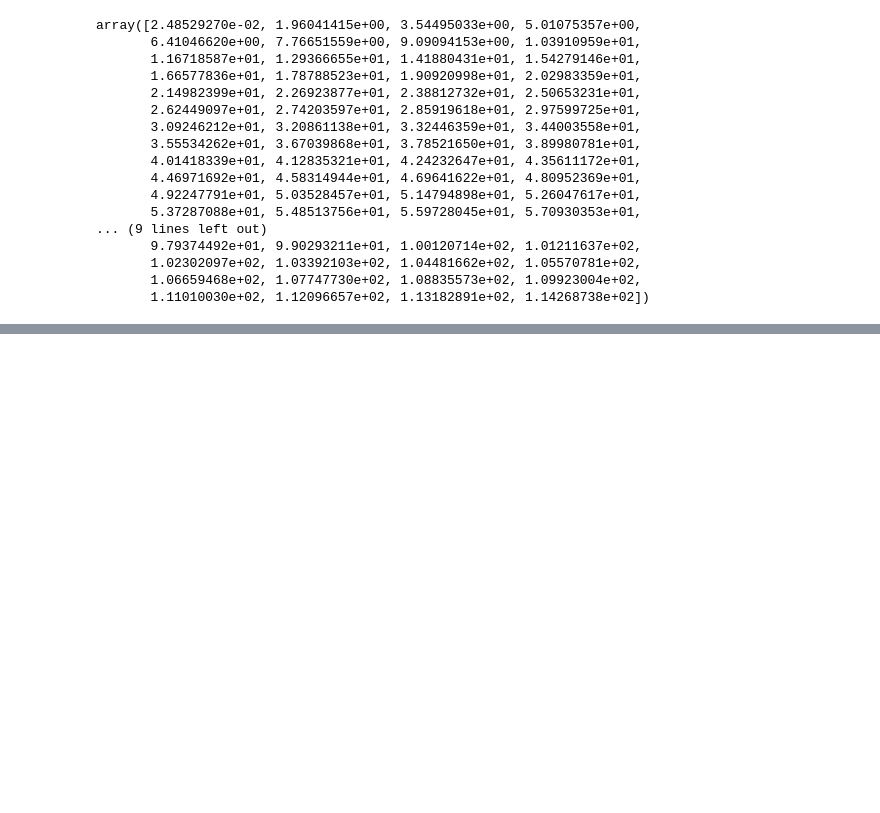
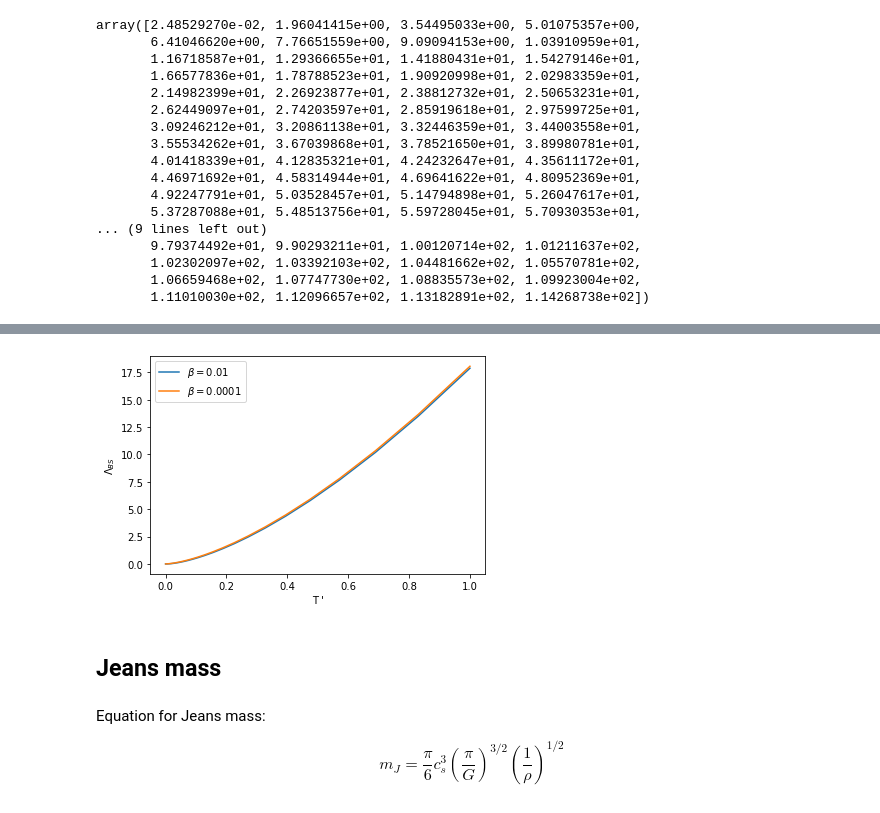
Before and after one commit to AdamSmithOrlik/dark-matter-compact-stars, a Jupyter notebook: research/making_a_star.ipynb, the cells around one changed output, grey strips where cells are left out. Cells and saved outputs as stored; diff of their text form; code cells hidden in the pictures; blank space fills up the shorter version.

```diff
--- a/research/making_a_star.ipynb
+++ b/research/making_a_star.ipynb
@@ -316,0 +354,31 @@ array([2.48529270e-02, 1.96041415e+00, 3.54495033e+00, 5.01075357e+00,
+# %%
+T = np.logspace(-8,0, num=100)
+alpha = 1
+mb = 1
+rhob = 1
+
+def bremsstrahlung(T, beta=1e-2):
+    prefactor = (32 * (alpha**3) * rhob * T) / (np.sqrt(np.pi) * mb**4)
+    second = np.sqrt(T/mb)
+    supression = np.exp(-beta/T)
+    return prefactor * second * supression
+# %%
+c1 = np.array([bremsstrahlung(t) for t in T])
+c2 = np.array([bremsstrahlung(t,beta=1e-4) for t in T])
+# %%
+plt.plot(T, c1, label=r"$\beta = 0.01$")
+plt.plot(T, c2, label=r"$\beta = 0.0001$")
+# plt.xscale("log")
+# plt.yscale("log")
+plt.xlabel("T '")
+plt.ylabel(r"$\Lambda_{BS}$")
+plt.legend()
+plt.show()
+# %% [output]
+[figure, added]
+# %% [markdown]
+## Jeans mass
+# %% [markdown]
+Equation for Jeans mass:
+
+$$ m_J = \frac{\pi}{6}c_s^3 \left(\frac{\pi}{G}\right)^{3/2} \left(\frac{1}{\rho}\right)^{1/2} $$
```
Also changed, not shown: parts of 18 cells of this notebook, 4 other files.
